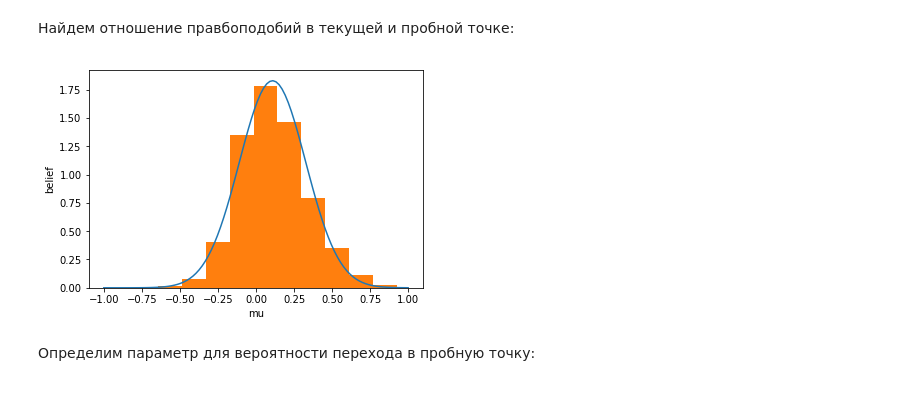
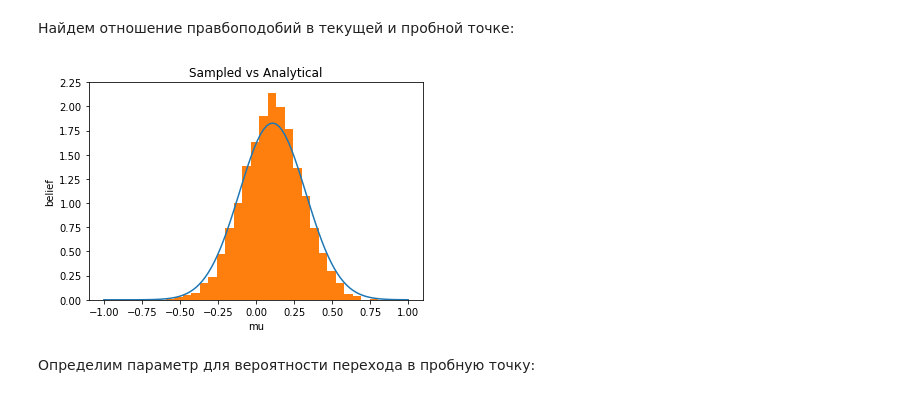
Before and after one commit to malyavkoAA/statprak, a Jupyter notebook: random.ipynb, the cells around one changed output. Drawn from its saved outputs; the diff is of its cells as text; code cells hidden in the pictures.

```diff
--- a/random.ipynb
+++ b/random.ipynb
@@ -352,40 +352,47 @@ mu_proposal = norm(mu_current, proposal_width).rvs()
 # %% [markdown]
 Найдем отношение правбоподобий в текущей и пробной точке:
 # %%
-def mcmcsamp(data, k = 3000, mu_start = 1, proposal_width = .1):
+def mcmcsamp(data, k = 10000, mu_start = 5, proposal_width = .1, withrep = 0):
 
-    muarr = np.empty(k)
     mu_current = mu_start
+    muarr1 = np.array([])
+    muarr2 = np.array([])
+
     for i in range(k):
         mu_proposal = norm(mu_current, proposal_width).rvs()
 
         likelihood_current = norm(mu_current, 1).pdf(data).prod()
         likelihood_proposal = norm(mu_proposal, 1).pdf(data).prod()
 
-        # Compute prior probability of current and proposed mu
         prior_current = norm(mu_prior_mu, mu_prior_sd).pdf(mu_current)
         prior_proposal = norm(mu_prior_mu, mu_prior_sd).pdf(mu_proposal)
 
         p_current = likelihood_current * prior_current
         p_proposal = likelihood_proposal * prior_proposal
 
         p_accept = min(1, p_proposal / p_current)
 
         accept = np.random.rand() < p_accept
 
         if accept:
             mu_current = mu_proposal
-        muarr[i] = mu_current
+            muarr1 = np.append(muarr1, mu_current)
 
-    return muarr
+        muarr2 = np.append(muarr2, mu_current)
+
+    if withrep:
+        return muarr2
+    else:
+        return muarr1[(muarr1 >= - 1) & (muarr1 <= 1)][100:]
 
 sample = mcmcsamp(data)
 plt.plot(x, posterior_analytical)
-plt.hist(sample, density = True)
+plt.hist(sample, density = True, bins = 25)
 plt.xlabel('mu'), plt.ylabel('belief')
+plt.title('Sampled vs Analytical')
 plt.show()
 # %% [output]
-[figure, old version]
+[figure, new version]
 # %% [markdown]
 Определим параметр для вероятности перехода в пробную точку:
 # %% [markdown]
```
Also changed, not shown: parts of 8 cells of this notebook.
